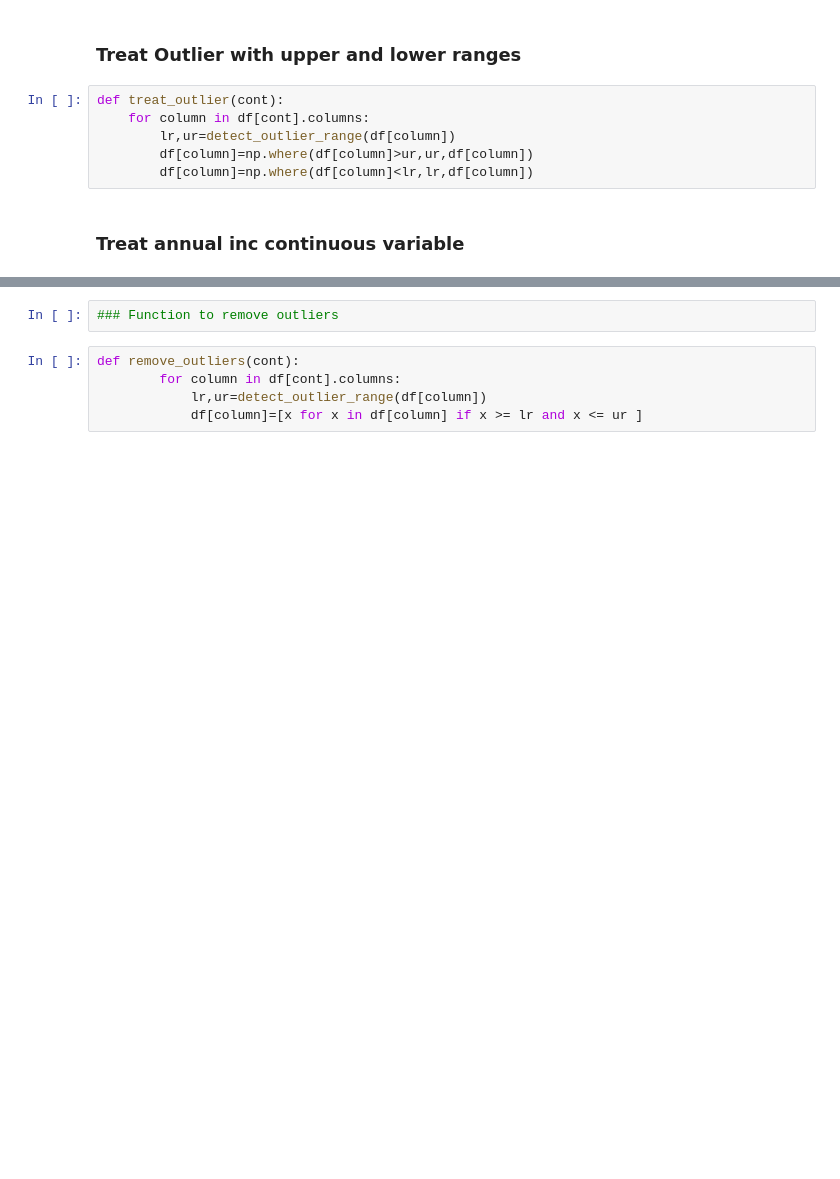
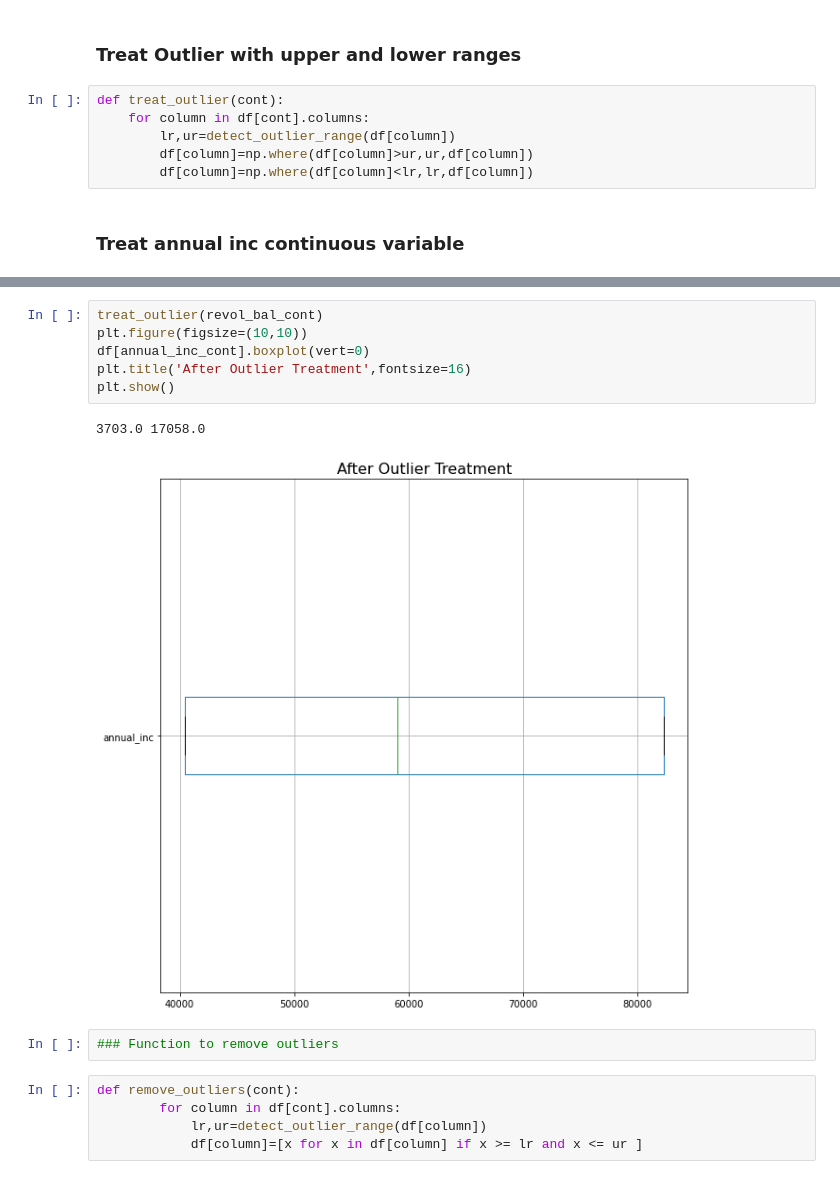
Before and after one commit to geeta-m-desai/LendingClubCaseStudy, a Jupyter notebook: Group_Facilitator_Geeta.ipynb, the cells around one changed output, grey strips where cells are left out. Cells and saved outputs as stored; diff of their text form; blank space fills up the shorter version.

```diff
--- a/Group_Facilitator_Geeta.ipynb
+++ b/Group_Facilitator_Geeta.ipynb
@@ -278,3 +299,12 @@ TypeError: '<' not supported between instances of 'numpy.ndarray' and 'str'
+# %%
+treat_outlier(revol_bal_cont)
+plt.figure(figsize=(10,10))
+df[annual_inc_cont].boxplot(vert=0)
+plt.title('After Outlier Treatment',fontsize=16)
+plt.show()
+# %% [output]
+3703.0 17058.0
+[figure, added]
 # %%
 ### Function to remove outliers
 # %%
```
Also changed, not shown: parts of 18 cells of this notebook.
